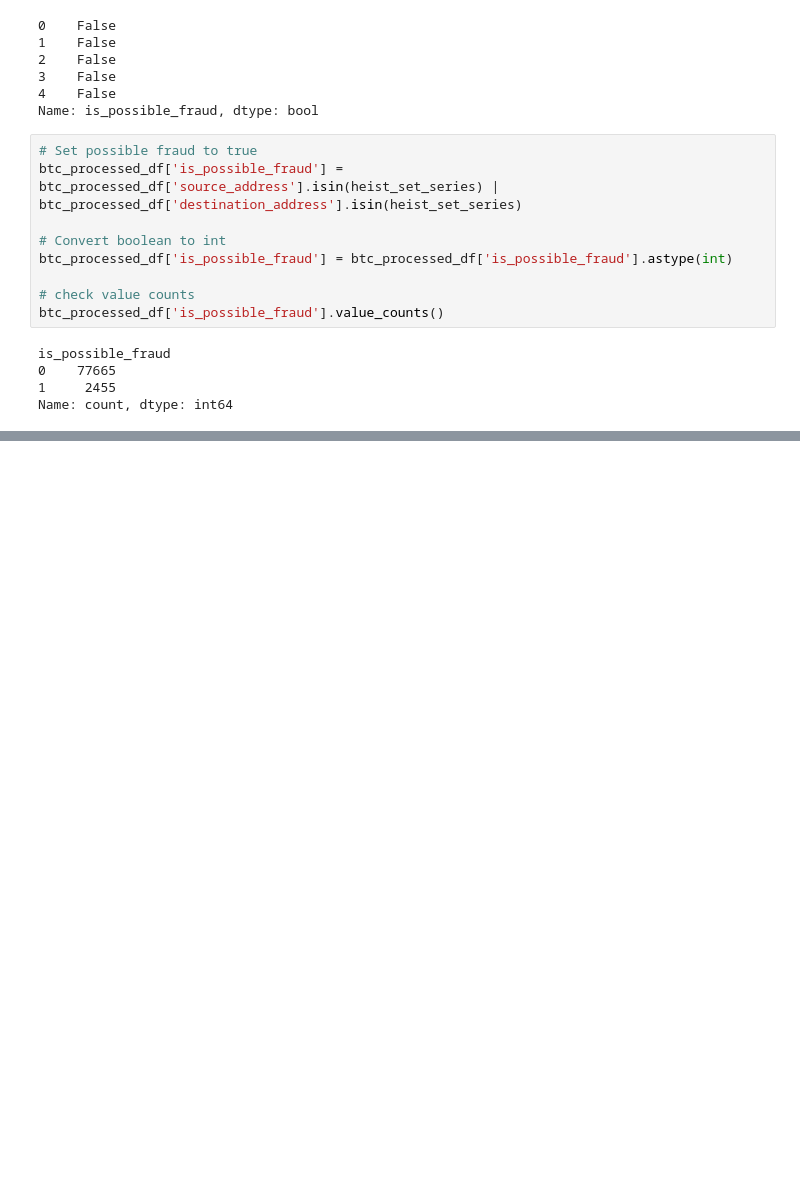
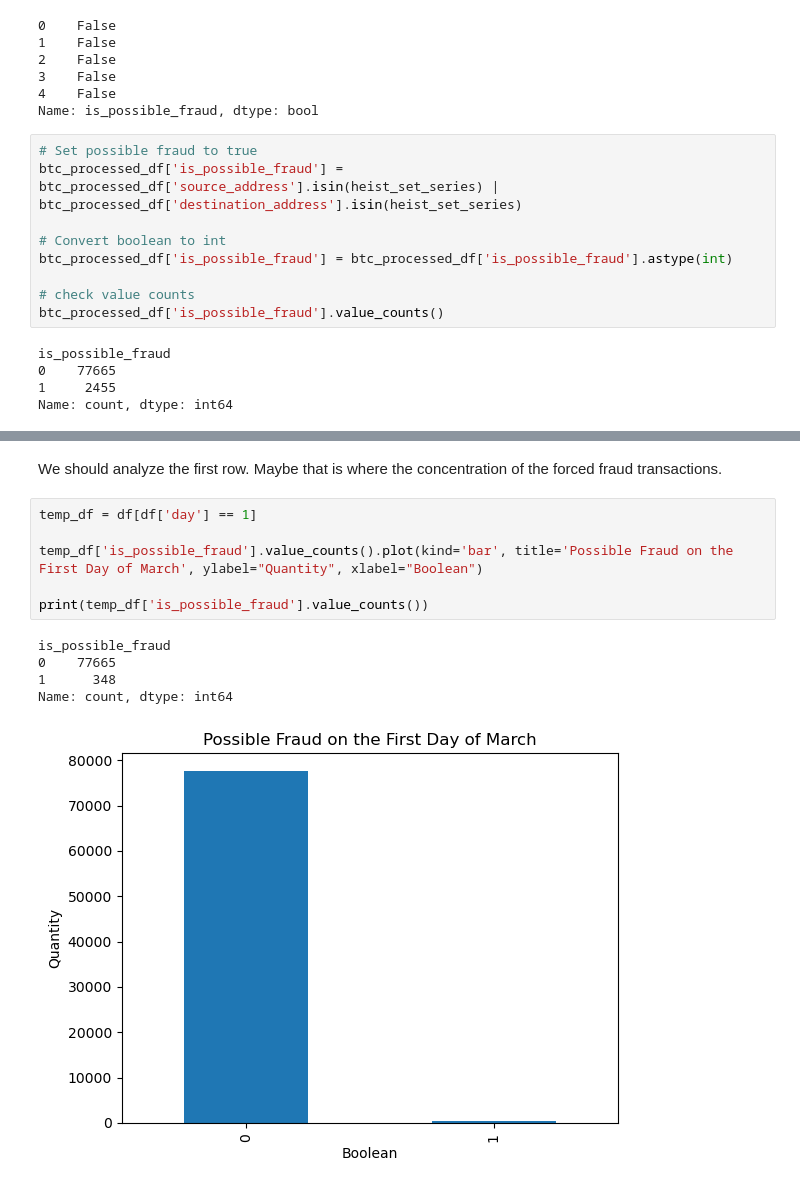
Before and after one commit to yaelBrown/Detecting-Fraud-in-Blockchain, a Jupyter notebook: notebooks/Sprint2_EDA.ipynb, the cells around one changed output, grey strips where cells are left out. Drawn from its saved outputs; the diff is of its cells as text; blank space fills up the shorter version.

```diff
--- a/notebooks/Sprint2_EDA.ipynb
+++ b/notebooks/Sprint2_EDA.ipynb
@@ -463,0 +538,14 @@ Name: count, dtype: int64
+# %% [markdown]
+We should analyze the first row. Maybe that is where the concentration of the forced fraud transactions.
+# %%
+temp_df = df[df['day'] == 1]
+
+temp_df['is_possible_fraud'].value_counts().plot(kind='bar', title='Possible Fraud on the First Day of March', ylabel="Quantity", xlabel="Boolean")
+
+print(temp_df['is_possible_fraud'].value_counts())
+# %% [output]
+is_possible_fraud
+0    77665
+1      348
+Name: count, dtype: int64
+[figure, added]
```
Also changed, not shown: parts of 60 cells of this notebook, 12 other files.
